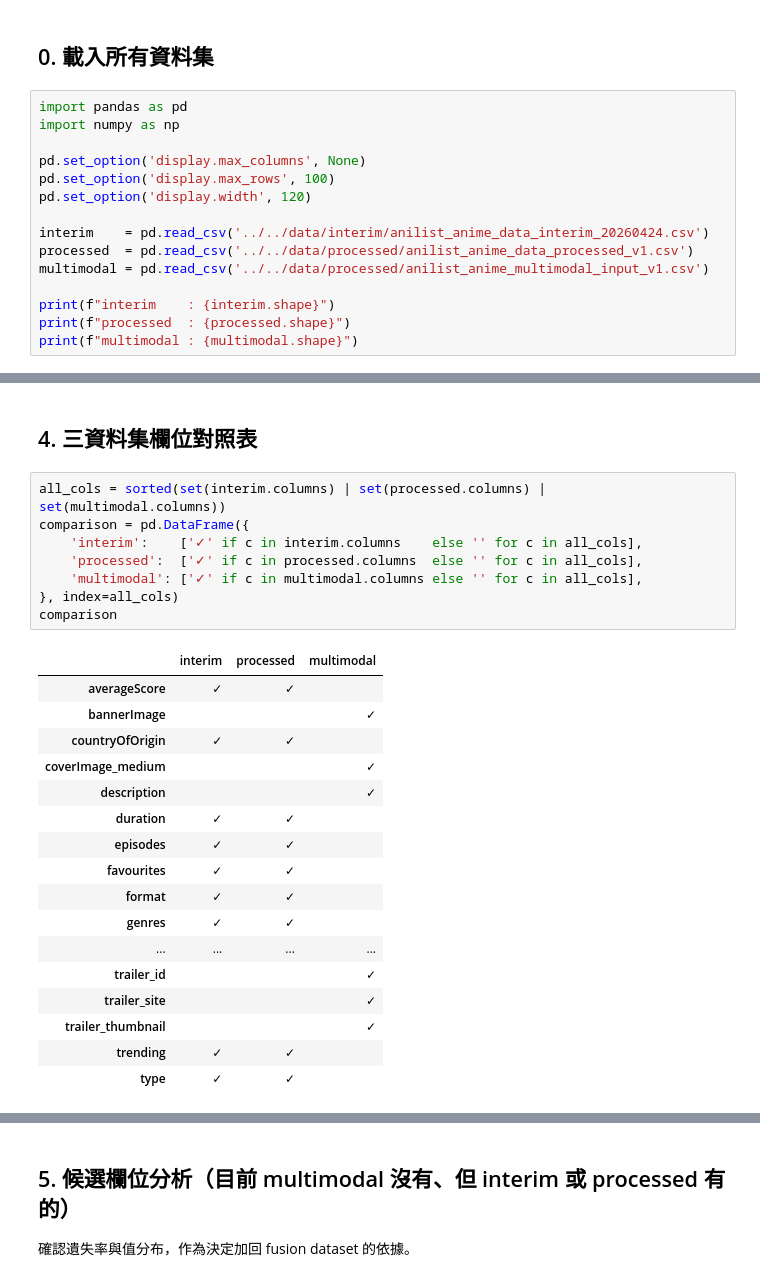
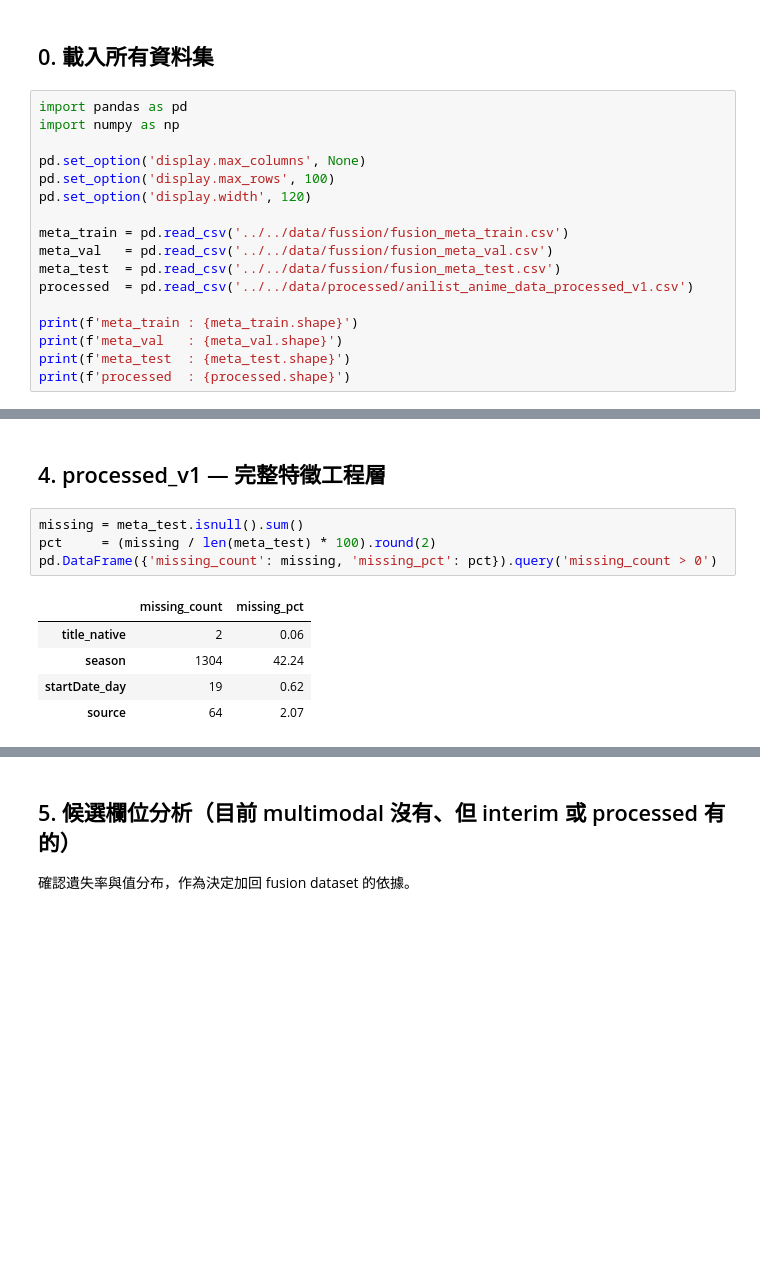
Before and after one commit to ThanatosJun/Anime_Prediction, a Jupyter notebook: data/fussion/fusion_data_exploration.ipynb, the cells around one changed output, grey strips where cells are left out. Saved outputs shown, nothing was run; the diff lists cells and outputs as text; blank space fills up the shorter version.

```diff
--- a/data/fussion/fusion_data_exploration.ipynb
+++ b/data/fussion/fusion_data_exploration.ipynb
@@ -19,11 +19,13 @@ pd.set_option('display.max_columns', None)
 pd.set_option('display.max_rows', 100)
 pd.set_option('display.width', 120)
 
-interim    = pd.read_csv('../../data/interim/anilist_anime_data_interim_20260424.csv')
+meta_train = pd.read_csv('../../data/fussion/fusion_meta_train.csv')
+meta_val   = pd.read_csv('../../data/fussion/fusion_meta_val.csv')
+meta_test  = pd.read_csv('../../data/fussion/fusion_meta_test.csv')
 processed  = pd.read_csv('../../data/processed/anilist_anime_data_processed_v1.csv')
-multimodal = pd.read_csv('../../data/processed/anilist_anime_multimodal_input_v1.csv')
 
-print(f"interim    : {interim.shape}")
-print(f"processed  : {processed.shape}")
-print(f"multimodal : {multimodal.shape}")
+print(f'meta_train : {meta_train.shape}')
+print(f'meta_val   : {meta_val.shape}')
+print(f'meta_test  : {meta_test.shape}')
+print(f'processed  : {processed.shape}')
 # %% [output]
@@ -150,28 +144,12 @@ multimodal.head(3)
 # %% [markdown]
-## 4. 三資料集欄位對照表
+## 4. processed_v1 — 完整特徵工程層
 # %%
-all_cols = sorted(set(interim.columns) | set(processed.columns) | set(multimodal.columns))
-comparison = pd.DataFrame({
-    'interim':    ['✓' if c in interim.columns    else '' for c in all_cols],
-    'processed':  ['✓' if c in processed.columns  else '' for c in all_cols],
-    'multimodal': ['✓' if c in multimodal.columns else '' for c in all_cols],
-}, index=all_cols)
-comparison
+missing = meta_test.isnull().sum()
+pct     = (missing / len(meta_test) * 100).round(2)
+pd.DataFrame({'missing_count': missing, 'missing_pct': pct}).query('missing_count > 0')
 # %% [output]
-|  | interim | processed | multimodal |
-| averageScore | ✓ | ✓ |  |
-| bannerImage |  |  | ✓ |
-| countryOfOrigin | ✓ | ✓ |  |
-| coverImage_medium |  |  | ✓ |
-| description |  |  | ✓ |
-| duration | ✓ | ✓ |  |
-| episodes | ✓ | ✓ |  |
-| favourites | ✓ | ✓ |  |
-| format | ✓ | ✓ |  |
-| genres | ✓ | ✓ |  |
-| ... | ... | ... | ... |
-| trailer_id |  |  | ✓ |
-| trailer_site |  |  | ✓ |
-| trailer_thumbnail |  |  | ✓ |
-| trending | ✓ | ✓ |  |
-| type | ✓ | ✓ |  |
+|  | missing_count | missing_pct |
+| title_native | 2 | 0.06 |
+| season | 1304 | 42.24 |
+| startDate_day | 19 | 0.62 |
+| source | 64 | 2.07 |
```
Also changed, not shown: parts of 21 cells of this notebook, 7 other files.
